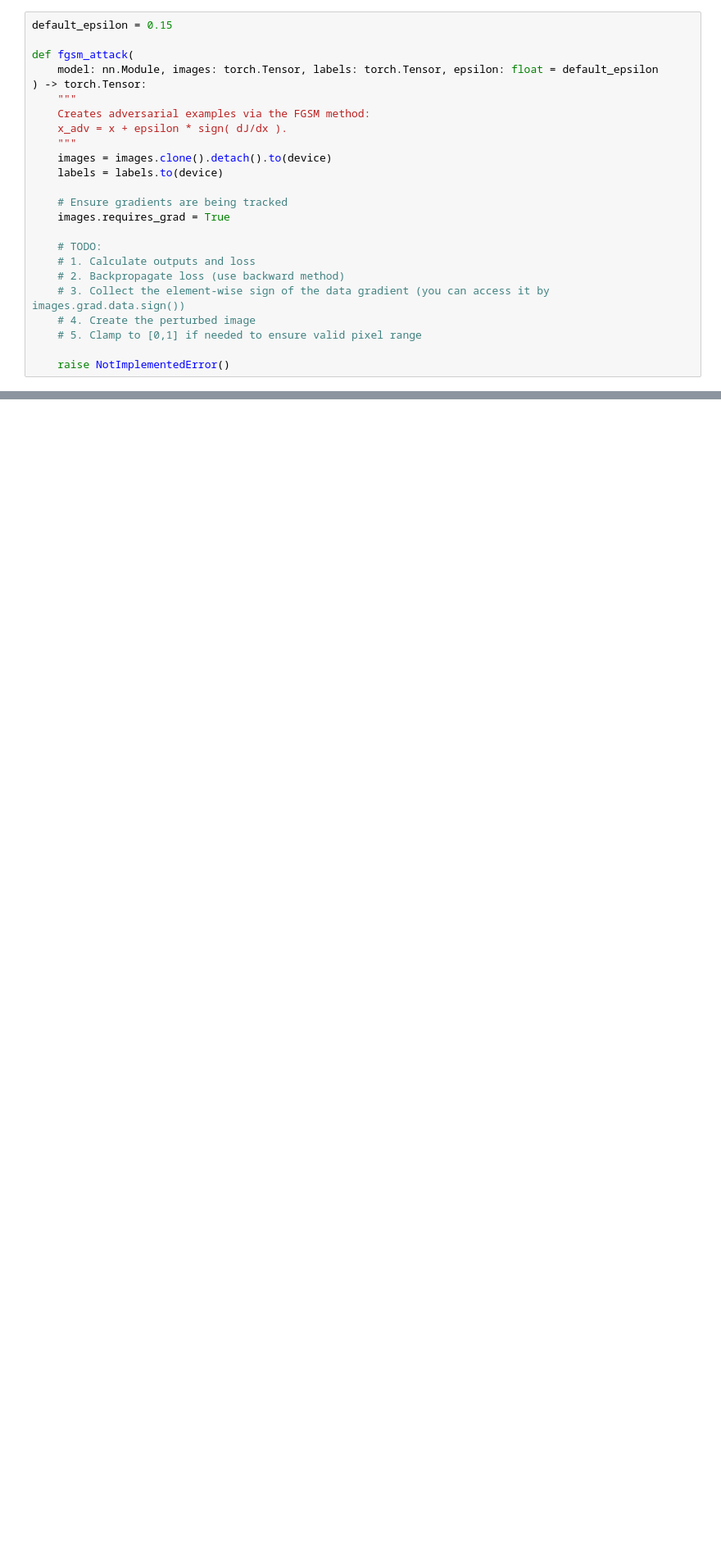
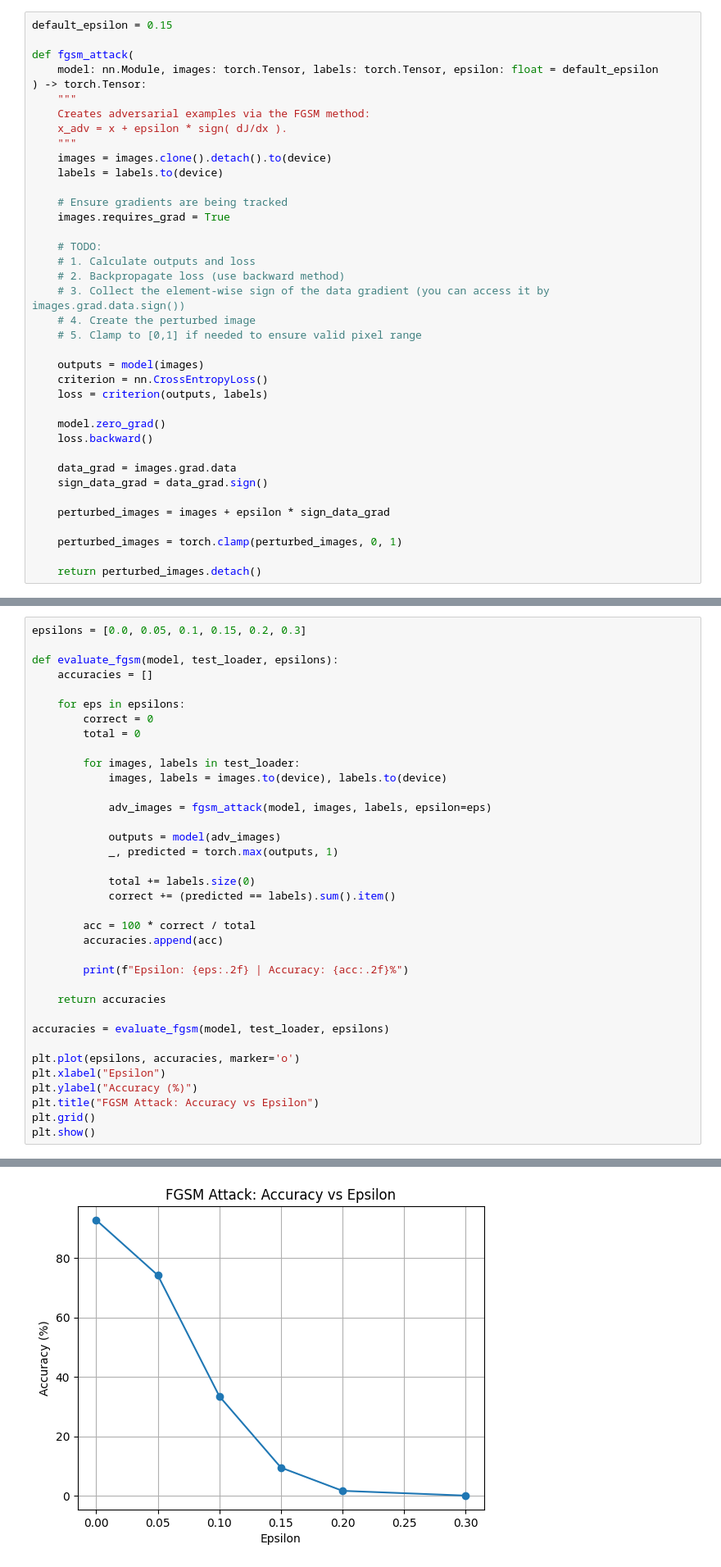
Before and after one commit to M1ch4lx/machine-learning-algorithms, a Jupyter notebook: lab3.ipynb, the cells around one changed output, grey strips where cells are left out. Shown at 82% size. Saved outputs shown, nothing was run; the diff lists cells and outputs as text; blank space fills up the shorter version.

```diff
--- a/lab3.ipynb
+++ b/lab3.ipynb
@@ -241,7 +297,21 @@ def fgsm_attack(
     # 4. Create the perturbed image
     # 5. Clamp to [0,1] if needed to ensure valid pixel range
 
-    raise NotImplementedError()
+    outputs = model(images)
+    criterion = nn.CrossEntropyLoss()
+    loss = criterion(outputs, labels)
+
+    model.zero_grad()
+    loss.backward()
+
+    data_grad = images.grad.data
+    sign_data_grad = data_grad.sign()
+
+    perturbed_images = images + epsilon * sign_data_grad
+
+    perturbed_images = torch.clamp(perturbed_images, 0, 1)
+
+    return perturbed_images.detach()
 # %% [markdown]
 ### Calculate accuracy for adversarial examples
 # %%
@@ -298,3 +376,40 @@ for i in range(5):
 3. Discuss the trade-off between:
 - Visual perceptibility of the perturbations (higher epsilon = more visible changes)
 - Attack success rate (higher epsilon = more successful attacks = lower model accuracy)
+# %%
+epsilons = [0.0, 0.05, 0.1, 0.15, 0.2, 0.3]
+
+def evaluate_fgsm(model, test_loader, epsilons):
+    accuracies = []
+
+    for eps in epsilons:
+        correct = 0
+        total = 0
+
+        for images, labels in test_loader:
+            images, labels = images.to(device), labels.to(device)
+
+            adv_images = fgsm_attack(model, images, labels, epsilon=eps)
+
+            outputs = model(adv_images)
+            _, predicted = torch.max(outputs, 1)
+
+            total += labels.size(0)
+            correct += (predicted == labels).sum().item()
+
+        acc = 100 * correct / total
+        accuracies.append(acc)
+
+        print(f"Epsilon: {eps:.2f} | Accuracy: {acc:.2f}%")
+
+    return accuracies
+
+accuracies = evaluate_fgsm(model, test_loader, epsilons)
+
+plt.plot(epsilons, accuracies, marker='o')
+plt.xlabel("Epsilon")
+plt.ylabel("Accuracy (%)")
+plt.title("FGSM Attack: Accuracy vs Epsilon")
+plt.grid()
+plt.show()
+# %% [output]
@@ -300,0 +422 @@ for i in range(5):
+[figure, added]
```
Also changed, not shown: parts of 8 cells of this notebook.
